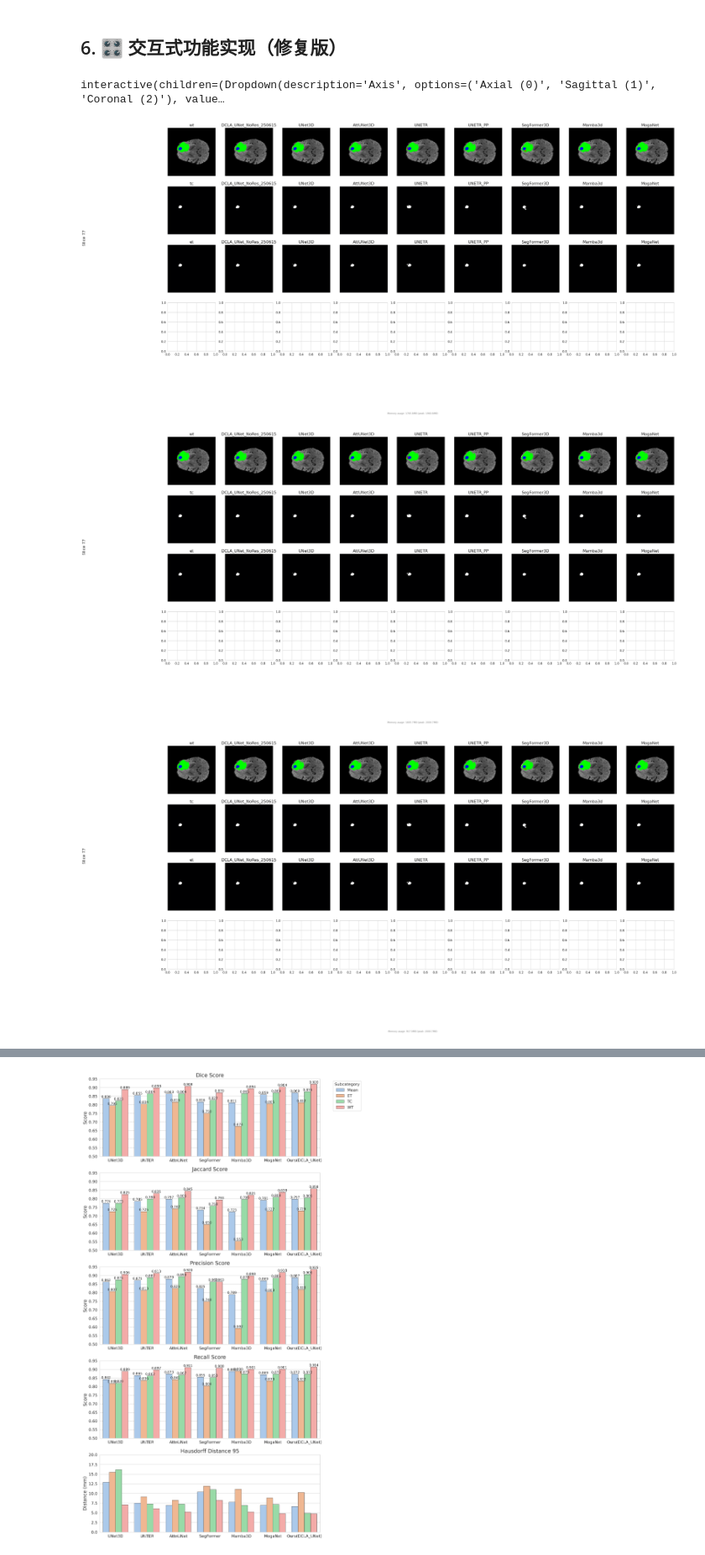
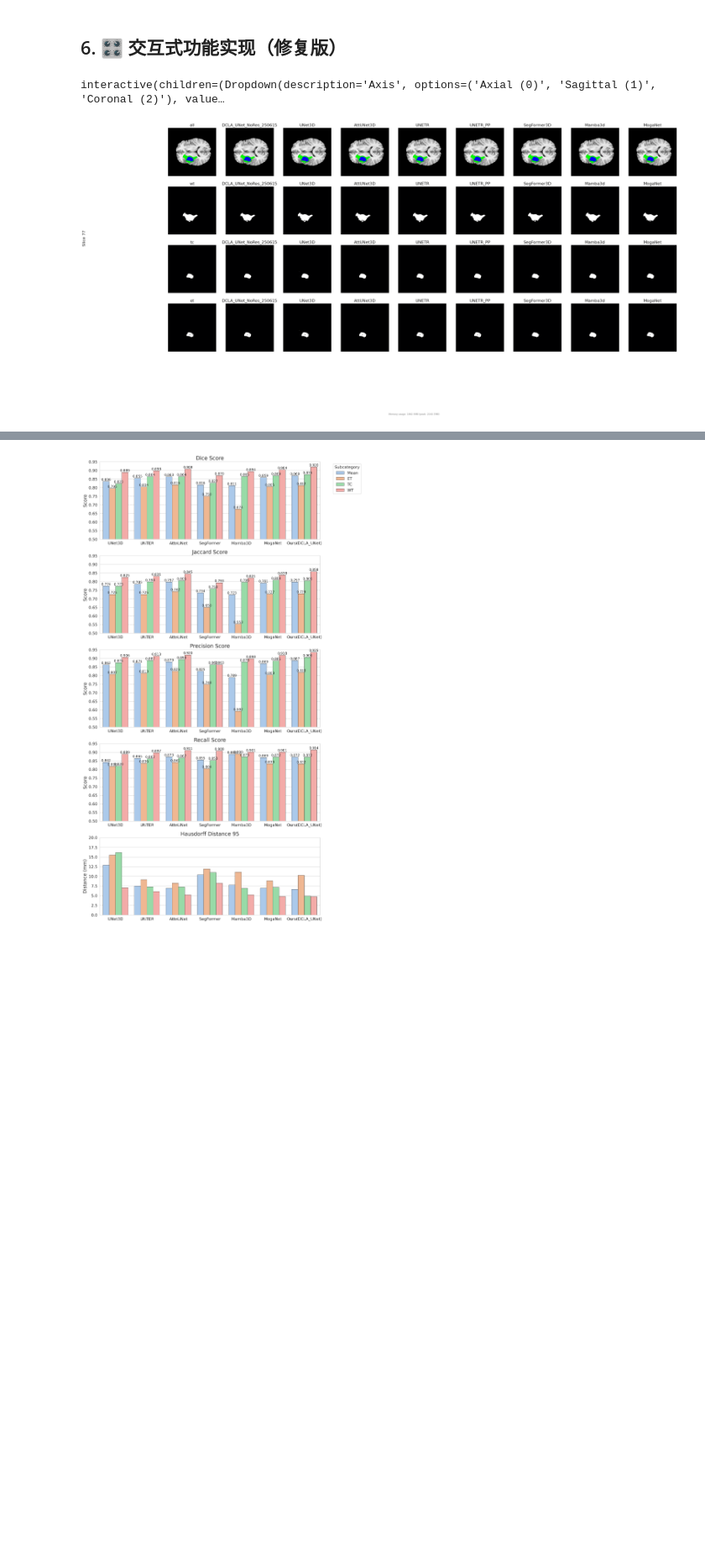
Before and after one commit to Helium-327/DCLA-UNet-3D, a Jupyter notebook: visual/3_多模型结果可视化.ipynb, the cells around one changed output, grey strips where cells are left out. Shown at 84% size. Drawn from its saved outputs; the diff is of its cells as text; code cells hidden in the pictures; blank space fills up the shorter version.

```diff
--- a/visual/3_多模型结果可视化.ipynb
+++ b/visual/3_多模型结果可视化.ipynb
@@ -134,7 +134,7 @@ class MedicalVisualizer:
         """获取指定轴和切片的图像数据"""
         id_original_data, id_pred_data = self._get_data(patient_id)
         data = {
-            'nii': id_original_data['flair'],
+            'nii': id_original_data['t1'],
             'gt': id_original_data['seg'],
             'preds': id_pred_data
         }
@@ -229,11 +229,11 @@ class MedicalVisualizer:
     def interactive_view(self, patient_id, save_flag=False, save_dir=None):
         """生成交互式控件"""
         id_original_data, id_pred_data = self._get_data(patient_id)
-        sample_data = id_original_data['flair']
+        self.sample_data = id_original_data['t1']
         max_slices = {
-            0: sample_data.shape[0]-1,
-            1: sample_data.shape[1]-1,
-            2: sample_data.shape[2]-1
+            0: self.sample_data.shape[0]-1,
+            1: self.sample_data.shape[1]-1,
+            2: self.sample_data.shape[2]-1
         }
 
         @interact(
@@ -247,36 +247,33 @@ class MedicalVisualizer:
 
 
     def show_volume(self, patient_id, axis=0, step=5):
         """快速浏览整个体积"""
         id_original_data, id_pred_data = self._get_data(patient_id)
 
-        max_slice = id_original_data['flair'].shape[axis]-1
+        max_slice = self.sample_data.shape[axis]-1
         for s in range(0, max_slice+1, step):
             self._plot_slice(axis, s, patient_id)
             plt.pause(0.1)  # 添加短暂延迟保证显示
 
     def close(self):
         """释放资源"""
         if self.fig is not None:
             plt.close(self.fig)
         tracemalloc.stop()
 
 
 # vis.show_volume('01390', axis=0)  # 快速浏览模式
 
 # vis.interactive_view()
 # vis.show_volume()
 # 快速浏览模式（在单独的cell运行）
 # %matplotlib notebook
 # vis.show_volume(axis=0)
 
 vis = MedicalVisualizer(DATA_DIR, SOTA_MODELS_CONFIG, IDS, MODALITIES)
 
 save_path = f"/mnt/d/results/compared_slices"
-vis.interactive_view('01130', False, save_path)  # 显示交互控件    IDS= ['00062', '01130', '01181', '01613']
-# vis._plot_slice(0, 77, '01130', False, save_path)
+vis.interactive_view('01613', False, save_path)  # 显示交互控件    IDS= ['00062', '01130', '01181', '01613']
 # %% [output]
 interactive(children=(Dropdown(description='Axis', options=('Axial (0)', 'Sagittal (1)', 'Coronal (2)'), value…
-[figure, old version]
+[figure, new version]
-[figure, removed]
-[figure, removed]
```
Also changed, not shown: parts of 1 cell of this notebook.
